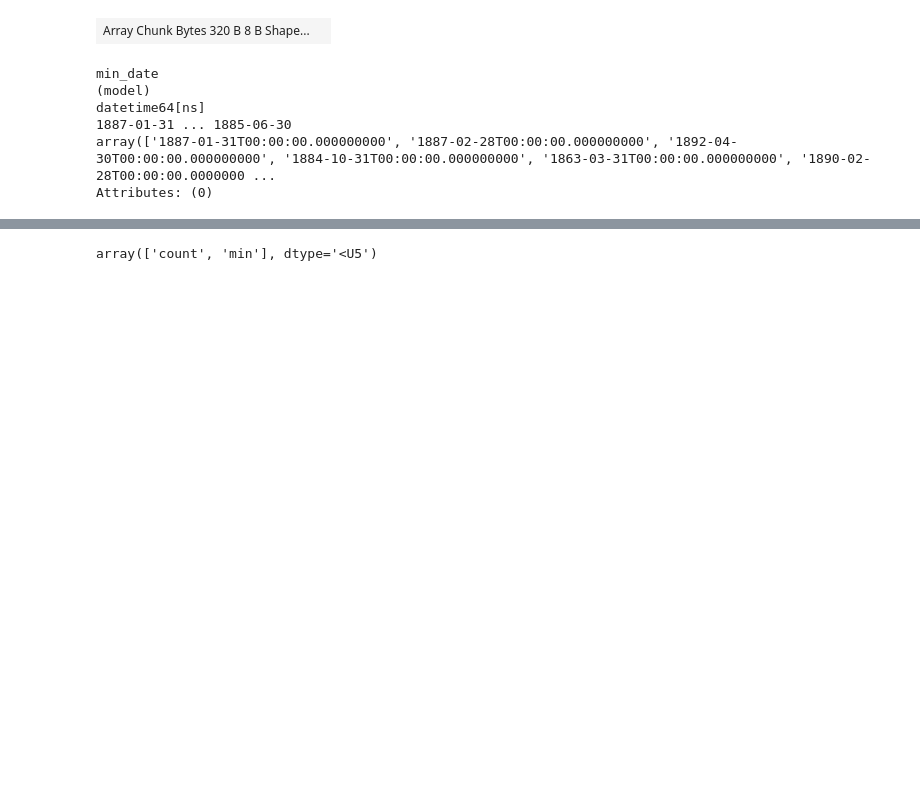
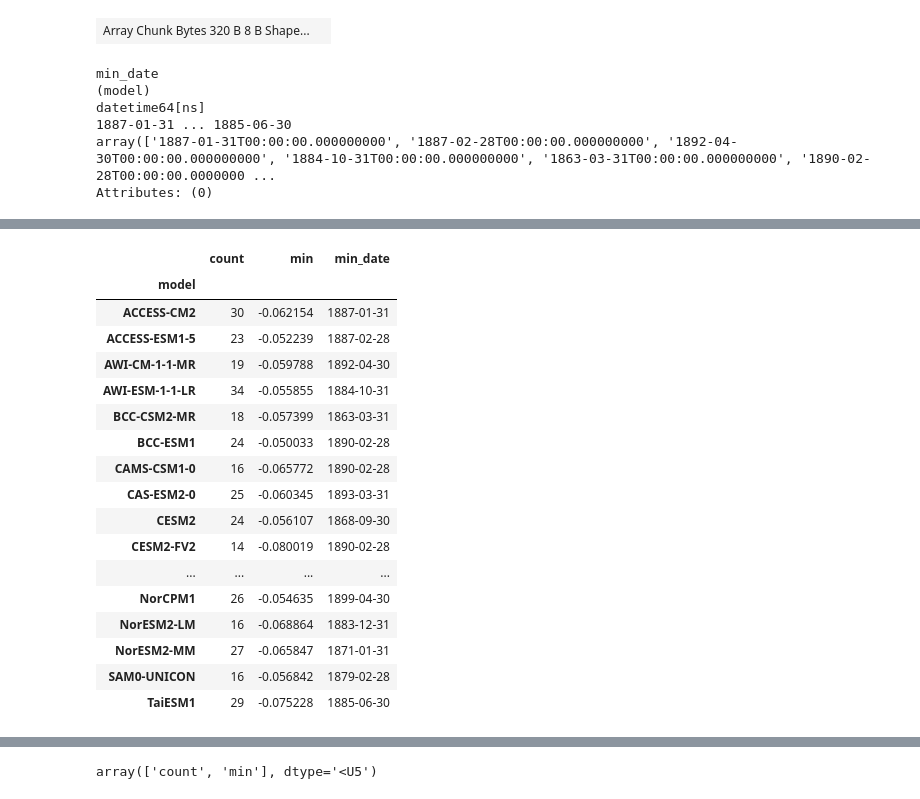
Before and after one commit to kbongi/masters_research, a Jupyter notebook: Statistical_significance_2020.11.02.ipynb, the cells around one changed output, grey strips where cells are left out. Cells and saved outputs as stored; diff of their text form; code cells hidden in the pictures; blank space fills up the shorter version.

```diff
--- a/Statistical_significance_2020.11.02.ipynb
+++ b/Statistical_significance_2020.11.02.ipynb
@@ -275,13 +275,13 @@ min_time_Glob_tas = mean_mon_Glob.tas.time[min_index_Glob.tas].drop('time').drop
 # %% [markdown]
 It could be helpful to put all of the results into a single dataset
 # %%
-event_stats_pr = xr.Dataset({
+event_stats_pr_Glob = xr.Dataset({
     'count': model_2std_count_Glob.pr,
     'min': model_2std_min_Glob.pr,
     'min_date': min_time2_Glob_pr,
 })
 
-event_stats_pr
+event_stats_pr_Glob
 # %% [output]
 <xarray.Dataset> Dimensions: (model: 40) Coordinates: * model (model) <U16 'ACCESS-CM2' 'ACCESS-ESM1-5' ... 'TaiESM1' Data variables: count (model) int64 dask.array<chunksize=(1,), meta=np.ndarray> mi ...
 xarray.Dataset
@@ -360,0 +322,22 @@ model_2std_count_Glob.tas.data
+# %%
+event_stats_tas_Glob_df = event_stats_pr_Glob.to_dataframe()
+event_stats_tas_Glob_df
+# %% [output]
+|  | count | min | min_date |
+| model |  |  |  |
+| ACCESS-CM2 | 30 | -0.062154 | 1887-01-31 |
+| ACCESS-ESM1-5 | 23 | -0.052239 | 1887-02-28 |
+| AWI-CM-1-1-MR | 19 | -0.059788 | 1892-04-30 |
+| AWI-ESM-1-1-LR | 34 | -0.055855 | 1884-10-31 |
+| BCC-CSM2-MR | 18 | -0.057399 | 1863-03-31 |
+| BCC-ESM1 | 24 | -0.050033 | 1890-02-28 |
+| CAMS-CSM1-0 | 16 | -0.065772 | 1890-02-28 |
+| CAS-ESM2-0 | 25 | -0.060345 | 1893-03-31 |
+| CESM2 | 24 | -0.056107 | 1868-09-30 |
+| CESM2-FV2 | 14 | -0.080019 | 1890-02-28 |
+| ... | ... | ... | ... |
+| NorCPM1 | 26 | -0.054635 | 1899-04-30 |
+| NorESM2-LM | 16 | -0.068864 | 1883-12-31 |
+| NorESM2-MM | 27 | -0.065847 | 1871-01-31 |
+| SAM0-UNICON | 16 | -0.056842 | 1879-02-28 |
+| TaiESM1 | 29 | -0.075228 | 1885-06-30 |
```
Also changed, not shown: parts of 9 cells of this notebook.
